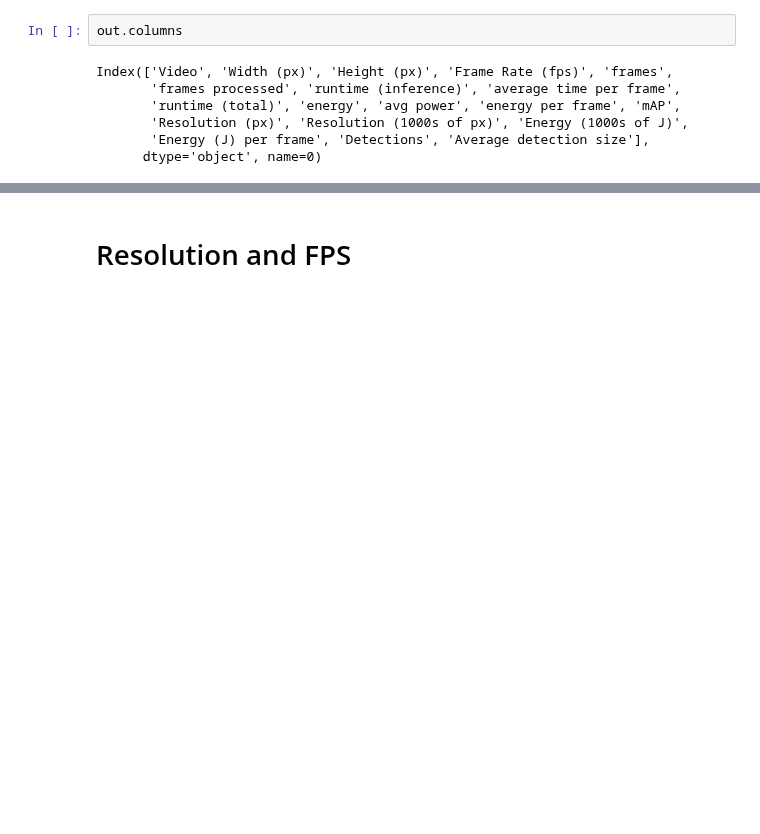
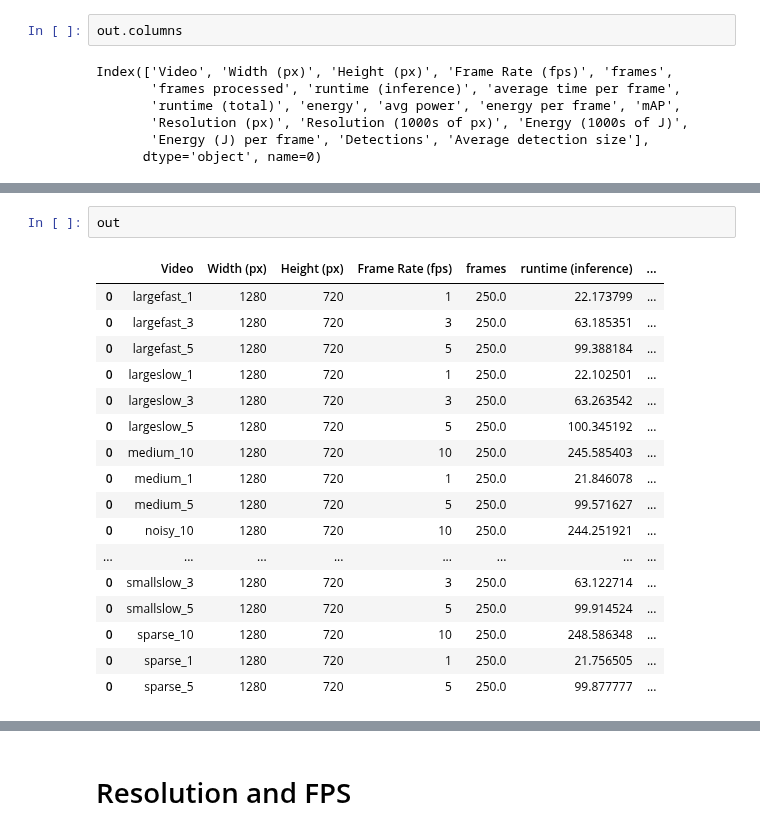
Before and after one commit to adamy03/sysml, a Jupyter notebook: testing/test.ipynb, the cells around one changed output, grey strips where cells are left out. Drawn from its saved outputs; the diff is of its cells as text; blank space fills up the shorter version.

```diff
--- a/testing/test.ipynb
+++ b/testing/test.ipynb
@@ -173,0 +246,20 @@ for idx, row in out.iterrows():
+# %%
+out
+# %% [output]
+|  | Video | Width (px) | Height (px) | Frame Rate (fps) | frames | runtime (inference) | ... |
+| 0 | largefast_1 | 1280 | 720 | 1 | 250.0 | 22.173799 | ... |
+| 0 | largefast_3 | 1280 | 720 | 3 | 250.0 | 63.185351 | ... |
+| 0 | largefast_5 | 1280 | 720 | 5 | 250.0 | 99.388184 | ... |
+| 0 | largeslow_1 | 1280 | 720 | 1 | 250.0 | 22.102501 | ... |
+| 0 | largeslow_3 | 1280 | 720 | 3 | 250.0 | 63.263542 | ... |
+| 0 | largeslow_5 | 1280 | 720 | 5 | 250.0 | 100.345192 | ... |
+| 0 | medium_10 | 1280 | 720 | 10 | 250.0 | 245.585403 | ... |
+| 0 | medium_1 | 1280 | 720 | 1 | 250.0 | 21.846078 | ... |
+| 0 | medium_5 | 1280 | 720 | 5 | 250.0 | 99.571627 | ... |
+| 0 | noisy_10 | 1280 | 720 | 10 | 250.0 | 244.251921 | ... |
+| ... | ... | ... | ... | ... | ... | ... | ... |
+| 0 | smallslow_3 | 1280 | 720 | 3 | 250.0 | 63.122714 | ... |
+| 0 | smallslow_5 | 1280 | 720 | 5 | 250.0 | 99.914524 | ... |
+| 0 | sparse_10 | 1280 | 720 | 10 | 250.0 | 248.586348 | ... |
+| 0 | sparse_1 | 1280 | 720 | 1 | 250.0 | 21.756505 | ... |
+| 0 | sparse_5 | 1280 | 720 | 5 | 250.0 | 99.877777 | ... |
```
Also changed, not shown: parts of 12 cells of this notebook, 47 other files.
